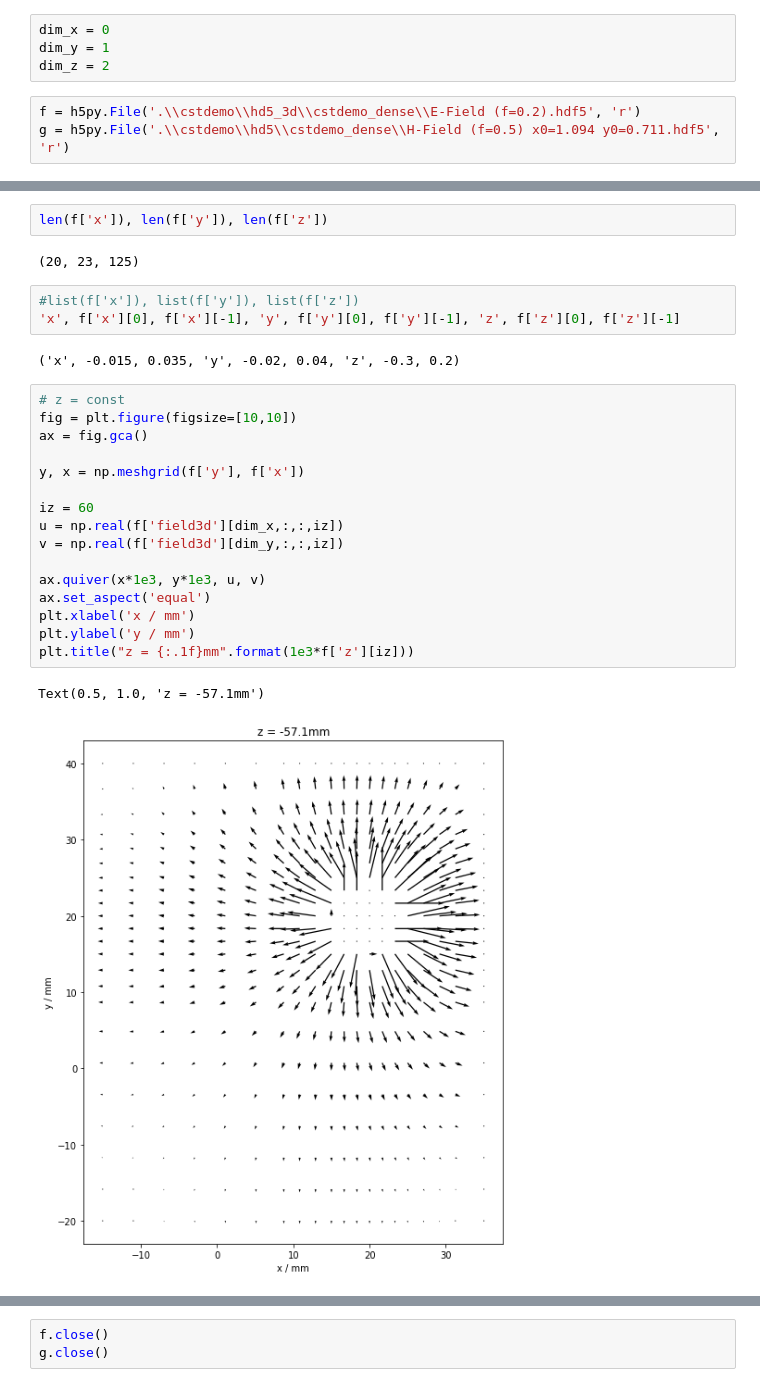
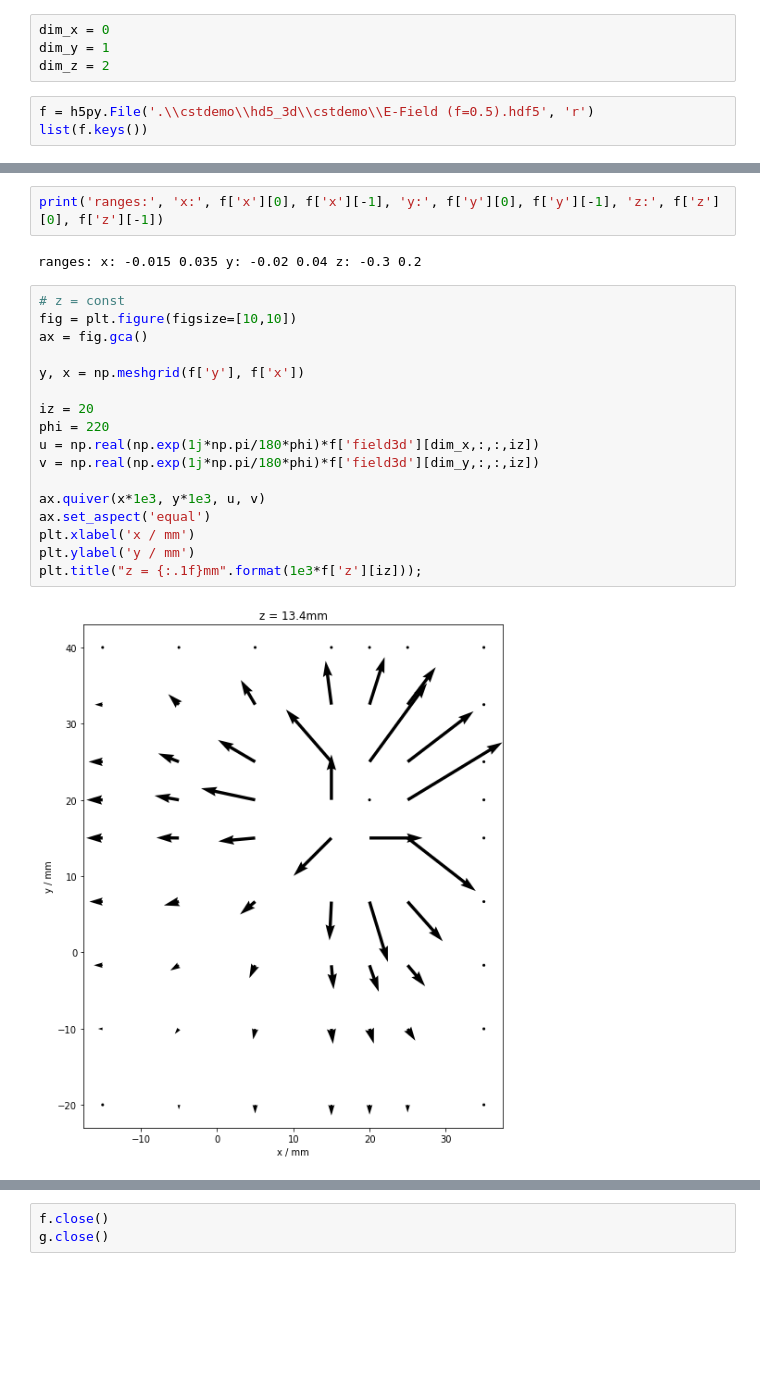
Before and after one commit to brtkrtz/cst2py, a Jupyter notebook: cst_import_test.ipynb, the cells around one changed output, grey strips where cells are left out. Cells and saved outputs as stored; diff of their text form; blank space fills up the shorter version.

```diff
--- a/cst_import_test.ipynb
+++ b/cst_import_test.ipynb
@@ -8,5 +50,5 @@ dim_x = 0
 dim_y = 1
 dim_z = 2
 # %%
-f = h5py.File('.\\cstdemo\\hd5_3d\\cstdemo_dense\\E-Field (f=0.2).hdf5', 'r')
-g = h5py.File('.\\cstdemo\\hd5\\cstdemo_dense\\H-Field (f=0.5) x0=1.094 y0=0.711.hdf5', 'r')
+f = h5py.File('.\\cstdemo\\hd5_3d\\cstdemo\\E-Field (f=0.5).hdf5', 'r')
+list(f.keys())
@@ -100,29 +157,24 @@ u.shape, x.shape
-# %%
-len(f['x']), len(f['y']), len(f['z'])
-# %% [output]
-(20, 23, 125)
 # %%
-#list(f['x']), list(f['y']), list(f['z'])
-'x', f['x'][0], f['x'][-1], 'y', f['y'][0], f['y'][-1], 'z', f['z'][0], f['z'][-1]
+print('ranges:', 'x:', f['x'][0], f['x'][-1], 'y:', f['y'][0], f['y'][-1], 'z:', f['z'][0], f['z'][-1])
 # %% [output]
-('x', -0.015, 0.035, 'y', -0.02, 0.04, 'z', -0.3, 0.2)
+ranges: x: -0.015 0.035 y: -0.02 0.04 z: -0.3 0.2
 # %%
 # z = const
 fig = plt.figure(figsize=[10,10])
 ax = fig.gca()
 
 y, x = np.meshgrid(f['y'], f['x'])
 
-iz = 60
-u = np.real(f['field3d'][dim_x,:,:,iz])
-v = np.real(f['field3d'][dim_y,:,:,iz])
+iz = 20
+phi = 220
+u = np.real(np.exp(1j*np.pi/180*phi)*f['field3d'][dim_x,:,:,iz])
+v = np.real(np.exp(1j*np.pi/180*phi)*f['field3d'][dim_y,:,:,iz])
 
 ax.quiver(x*1e3, y*1e3, u, v)
 ax.set_aspect('equal')
 plt.xlabel('x / mm')
 plt.ylabel('y / mm')
-plt.title("z = {:.1f}mm".format(1e3*f['z'][iz]))
+plt.title("z = {:.1f}mm".format(1e3*f['z'][iz]));
 # %% [output]
-Text(0.5, 1.0, 'z = -57.1mm')
-[figure, old version]
+[figure, new version]
 # %%
```
Also changed, not shown: parts of 20 cells of this notebook.
